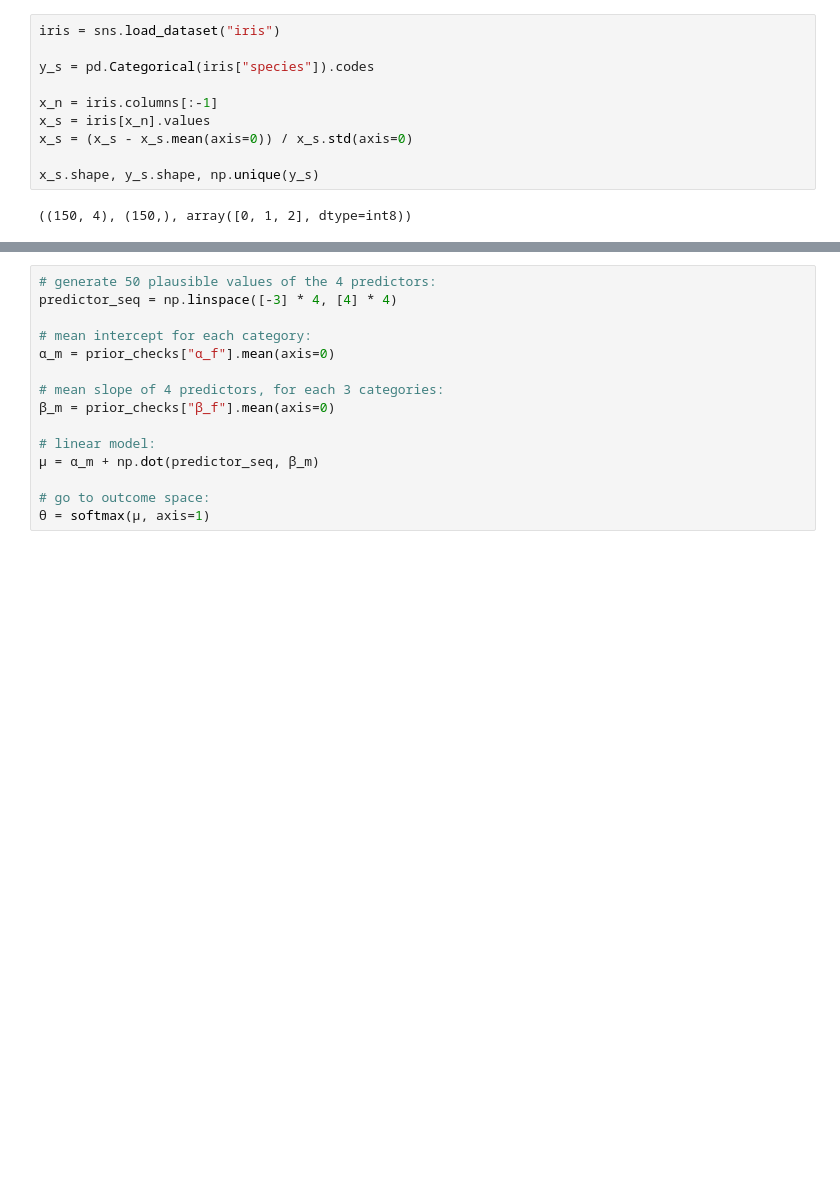
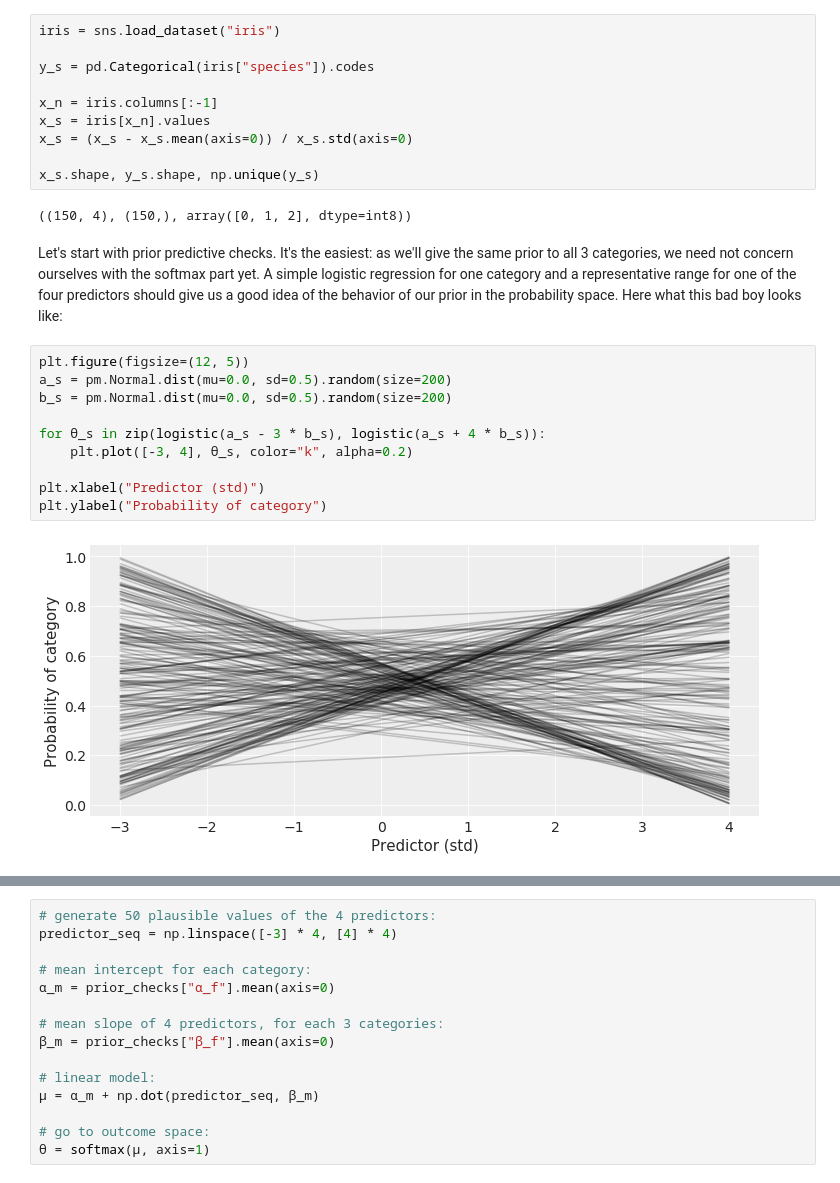
Before and after one commit to aloctavodia/BAP, a Jupyter notebook: extras/multinomial_ppcs.ipynb, the cells around one changed output, grey strips where cells are left out. Drawn from its saved outputs; the diff is of its cells as text; blank space fills up the shorter version.

```diff
--- a/extras/multinomial_ppcs.ipynb
+++ b/extras/multinomial_ppcs.ipynb
@@ -42,3 +37,17 @@ x_s = (x_s - x_s.mean(axis=0)) / x_s.std(axis=0)
 x_s.shape, y_s.shape, np.unique(y_s)
 # %% [output]
 ((150, 4), (150,), array([0, 1, 2], dtype=int8))
+# %% [markdown]
+Let's start with prior predictive checks. It's the easiest: as we'll give the same prior to all 3 categories, we need not concern ourselves with the softmax part yet. A simple logistic regression for one category and a representative range for one of the four predictors should give us a good idea of the behavior of our prior in the probability space. Here what this bad boy looks like:
+# %%
+plt.figure(figsize=(12, 5))
+a_s = pm.Normal.dist(mu=0.0, sd=0.5).random(size=200)
+b_s = pm.Normal.dist(mu=0.0, sd=0.5).random(size=200)
+
+for θ_s in zip(logistic(a_s - 3 * b_s), logistic(a_s + 4 * b_s)):
+    plt.plot([-3, 4], θ_s, color="k", alpha=0.2)
+
+plt.xlabel("Predictor (std)")
+plt.ylabel("Probability of category")
+# %% [output]
+[figure, added]
```
Also changed, not shown: parts of 14 cells of this notebook.
